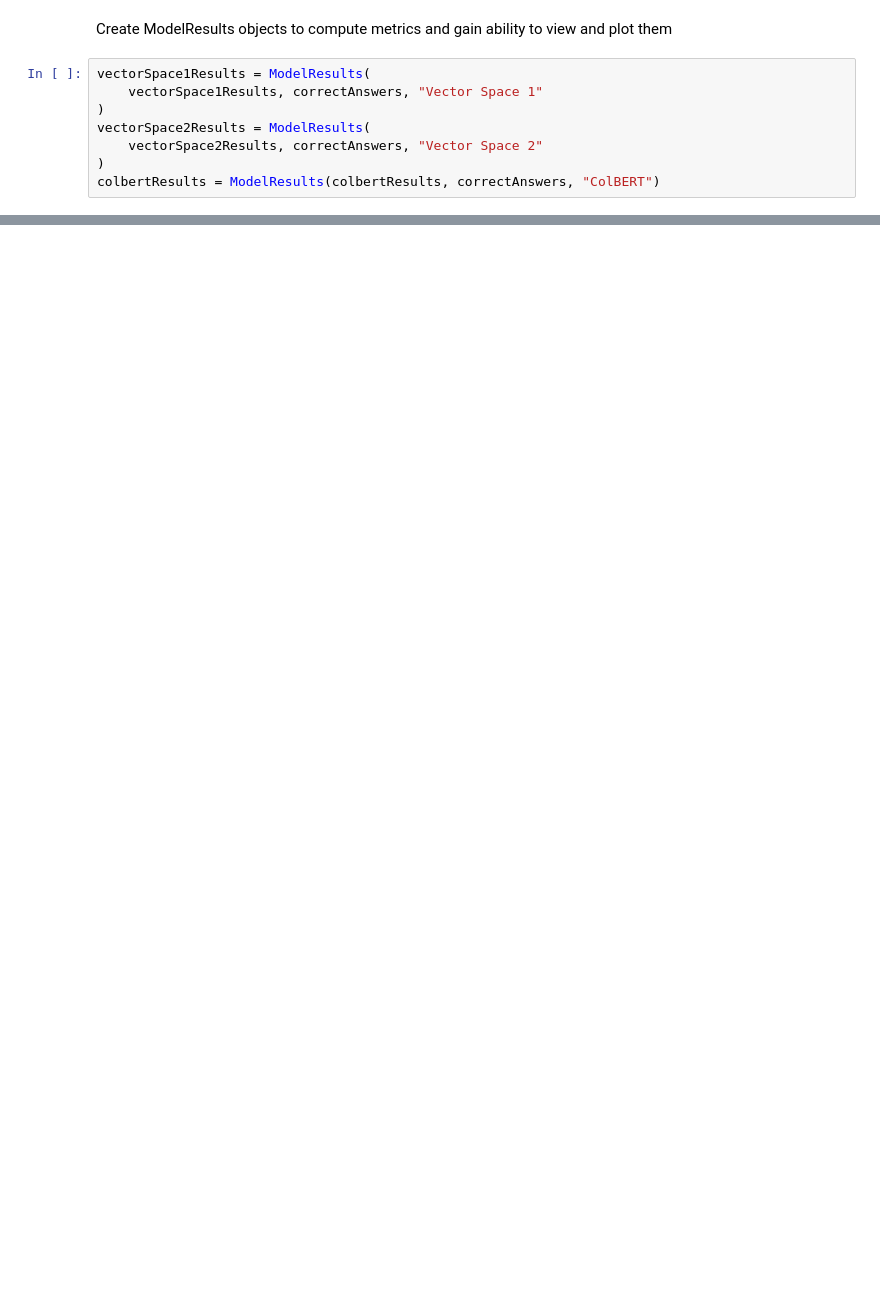
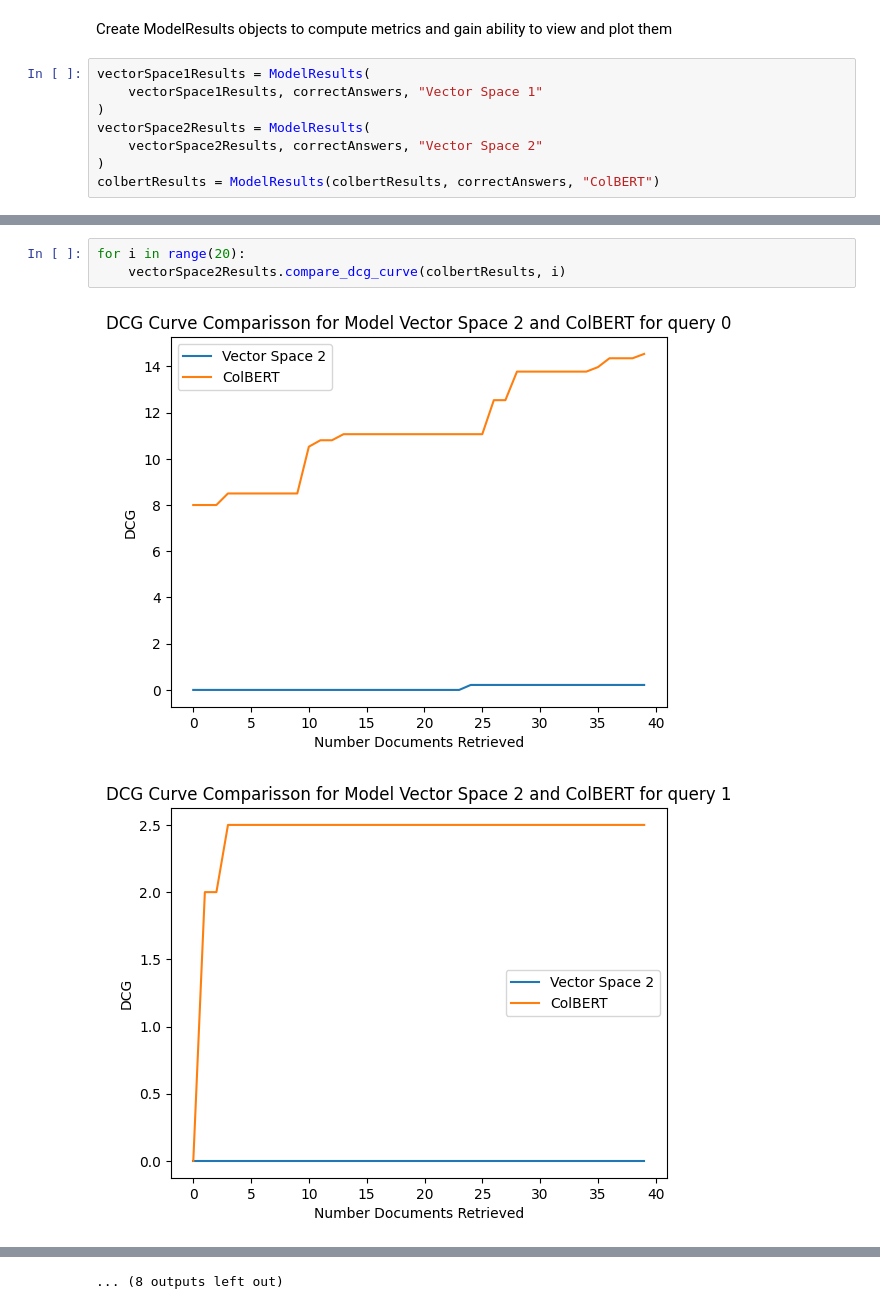
Before and after one commit to GregKapadoukas/University-Information-Retrieval, a Jupyter notebook: Code/main.ipynb, the cells around one changed output, grey strips where cells are left out. Saved outputs shown, nothing was run; the diff lists cells and outputs as text; blank space fills up the shorter version.

```diff
--- a/Code/main.ipynb
+++ b/Code/main.ipynb
@@ -472,0 +577,6 @@ Displaying comparison DCG curve
+# %%
+for i in range(20):
+    vectorSpace2Results.compare_dcg_curve(colbertResults, i)
+# %% [output]
+[figure, added]
+[figure, added]
@@ -473,3 +593,4 @@ Displaying comparison DCG curve
+... (8 outputs left out)
 # %%
 vectorSpace2Results.compare_mean_dcg_curve(colbertResults)
 # %% [output]
```
Also changed, not shown: parts of 23 cells of this notebook, 1 other file.
